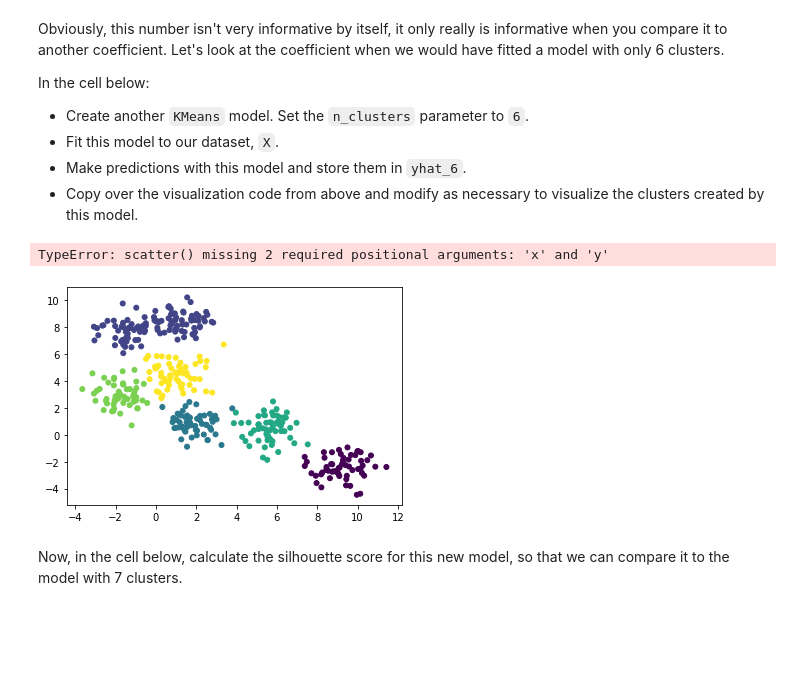
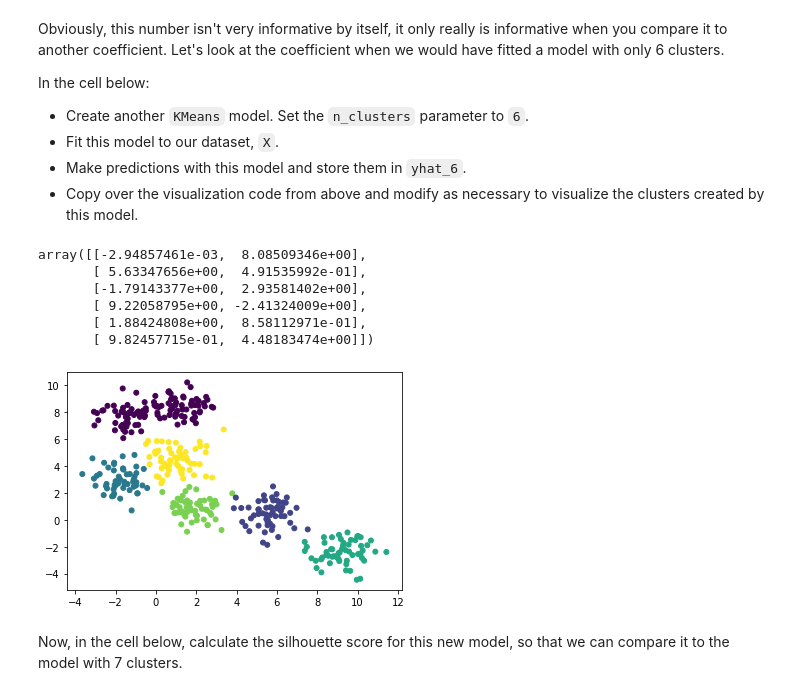
Before and after one commit to kathrinv/ds-k-means-clustering-lab-nyc-ds-082619, a Jupyter notebook: index.ipynb, the cells around one changed output. Drawn from its saved outputs; the diff is of its cells as text; code cells hidden in the pictures; blank space fills up the shorter version.

```diff
--- a/index.ipynb
+++ b/index.ipynb
@@ -117,16 +117,22 @@ In the cell below:
 # %%
 k_means_6 = KMeans(n_clusters=6)
 # Don't forget to fit this model, too!
 
 yhat_6 = k_means_6.fit(X).predict(X)
 
 # Import and modify the visualization code below this line!
 plt.scatter(X[:,0], X[:,1], c=yhat_6, s=25)
-ccenters = k_means_6.cluster_centers_
+cluster_centers = k_means_6.cluster_centers_
+cluster_centers
 plt.scatter()
 # %% [output]
-TypeError: scatter() missing 2 required positional arguments: 'x' and 'y'
+array([[-2.94857461e-03,  8.08509346e+00],
+       [ 5.63347656e+00,  4.91535992e-01],
+       [-1.79143377e+00,  2.93581402e+00],
+       [ 9.22058795e+00, -2.41324009e+00],
+       [ 1.88424808e+00,  8.58112971e-01],
+       [ 9.82457715e-01,  4.48183474e+00]])
-[figure, old version]
+[figure, new version]
 # %% [markdown]
 Now, in the cell below, calculate the silhouette score for this new model, so that we can compare it to the model with 7 clusters.
 # %%
```
